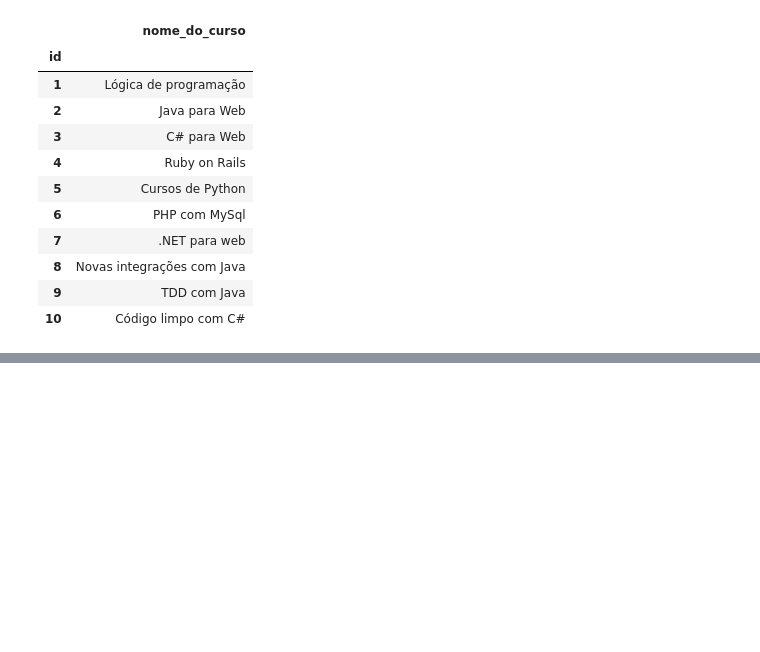
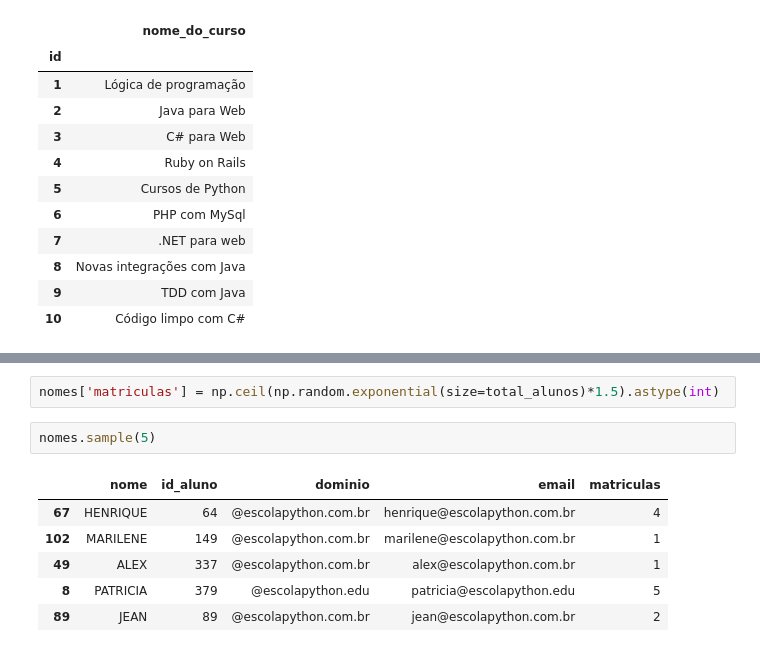
Before and after one commit to jba93/dados_escolares, a Jupyter notebook: escola_python.ipynb, the cells around one changed output, grey strips where cells are left out. Drawn from its saved outputs; the diff is of its cells as text; blank space fills up the shorter version.

```diff
--- a/escola_python.ipynb
+++ b/escola_python.ipynb
@@ -109,0 +121,11 @@ cursos = cursos.set_index('id')
+# %%
+nomes['matriculas'] = np.ceil(np.random.exponential(size=total_alunos)*1.5).astype(int)
+# %%
+nomes.sample(5)
+# %% [output]
+|  | nome | id_aluno | dominio | email | matriculas |
+| 67 | HENRIQUE | 64 | @escolapython.com.br | henrique@escolapython.com.br | 4 |
+| 102 | MARILENE | 149 | @escolapython.com.br | marilene@escolapython.com.br | 1 |
+| 49 | ALEX | 337 | @escolapython.com.br | alex@escolapython.com.br | 1 |
+| 8 | PATRICIA | 379 | @escolapython.edu | patricia@escolapython.edu | 5 |
+| 89 | JEAN | 89 | @escolapython.com.br | jean@escolapython.com.br | 2 |
```
Also changed, not shown: parts of 17 cells of this notebook.
